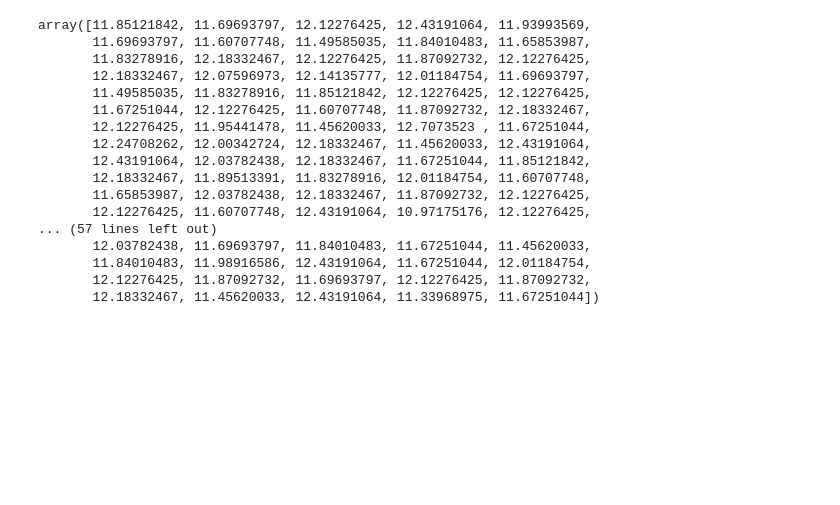
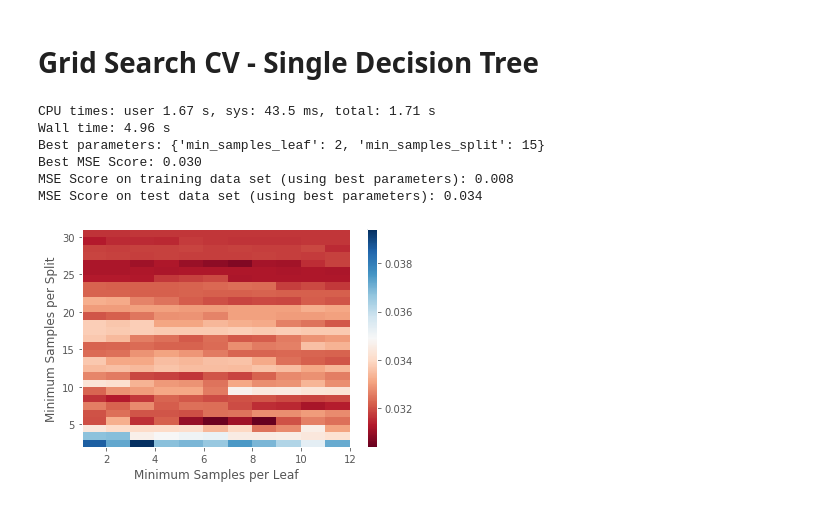
Before and after one commit to AronBerke/Kaggle_Housing_Project, a Jupyter notebook: Austin/FeatureSelection_Forests.ipynb, the cells around one changed output. Cells and saved outputs as stored; diff of their text form; code cells hidden in the pictures; blank space fills up the shorter version.

```diff
--- a/Austin/FeatureSelection_Forests.ipynb
+++ b/Austin/FeatureSelection_Forests.ipynb
@@ -128,29 +126,40 @@ plt.xticks(rotation=90,size=20);
-# %%
-# Executing the tree regressor model
-param_grid = {'max_depth': np.arange(3, 10)}
-
-tree = GridSearchCV(regressor, param_grid, scoring='r2', cv=5,return_train_score=True)
-
-tree.fit(x_train, y_train)
-tree_preds = tree.predict(x_test)
-tree_performance = metrics.mean_squared_error(y_test, tree_preds)
-# %%
-tree.feature_importances_
-# %% [output]
-array([11.85121842, 11.69693797, 12.12276425, 12.43191064, 11.93993569,
-       11.69693797, 11.60707748, 11.49585035, 11.84010483, 11.65853987,
-       11.83278916, 12.18332467, 12.12276425, 11.87092732, 12.12276425,
-       12.18332467, 12.07596973, 12.14135777, 12.01184754, 11.69693797,
-       11.49585035, 11.83278916, 11.85121842, 12.12276425, 12.12276425,
-       11.67251044, 12.12276425, 11.60707748, 11.87092732, 12.18332467,
-       12.12276425, 11.95441478, 11.45620033, 12.7073523 , 11.67251044,
-       12.24708262, 12.00342724, 12.18332467, 11.45620033, 12.43191064,
-       12.43191064, 12.03782438, 12.18332467, 11.67251044, 11.85121842,
-       12.18332467, 11.89513391, 11.83278916, 12.01184754, 11.60707748,
-       11.65853987, 12.03782438, 12.18332467, 11.87092732, 12.12276425,
-       12.12276425, 11.60707748, 12.43191064, 10.97175176, 12.12276425,
-... (57 lines left out)
-       12.03782438, 11.69693797, 11.84010483, 11.67251044, 11.45620033,
-       11.84010483, 11.98916586, 12.43191064, 11.67251044, 12.01184754,
-       12.12276425, 11.87092732, 11.69693797, 12.12276425, 11.87092732,
-       12.18332467, 11.45620033, 12.43191064, 11.33968975, 11.67251044])
+# %% [markdown]
+# Grid Search CV - Single Decision Tree
+# %%
+# min_samples_leaf = minimum number of observations at each node
+# min_samples_split = minimum number of observations to qualify for a split at a node
+grid_para_tree = [{
+    "min_samples_leaf": range(1, 13),
+    "min_samples_split": np.linspace(start=2, stop=31, num=30, dtype=int)
+}]
+# criterion = mse, uses mean squared error to measure the quality of the split
+# splitter = best is greedy split
+# max_features = None, all features are considered at each split.
+regressor.set_params(criterion="mse",splitter="best")
+# scoring uses mse (mean squared error) as the metric for finding the best parameters
+# n_jobs = -1 means to run in parallel
+grid_search_tree = GridSearchCV(regressor, grid_para_tree, cv=5, scoring='neg_mean_squared_error', n_jobs=-1,refit=True)
+# timed fitting
+%time grid_search_tree.fit(x_train, y_train)
+# Print results
+print('Best parameters: {}'.format(grid_search_tree.best_params_))
+print('Best MSE Score: {0:.3f}'.format(-grid_search_tree.best_score_)) # NOTE: it is negated! (Sklearn convention)
+print('MSE Score on training data set (using best parameters): {0:.3f}'.format(-grid_search_tree.score(x_train, y_train)))
+print('MSE Score on test data set (using best parameters): {0:.3f}'.format(-grid_search_tree.score(x_test, y_test)))
+# %% [output]
+CPU times: user 1.67 s, sys: 43.5 ms, total: 1.71 s
+Wall time: 4.96 s
+Best parameters: {'min_samples_leaf': 2, 'min_samples_split': 15}
+Best MSE Score: 0.030
+MSE Score on training data set (using best parameters): 0.008
+MSE Score on test data set (using best parameters): 0.034
+# %%
+xplot=list(grid_para_tree[0]['min_samples_leaf'])
+yplot=list(grid_para_tree[0]['min_samples_split'])
+zplot=-1*grid_search_tree.cv_results_['mean_test_score'].reshape(len(yplot),-1) # NOTE: it is negated! (Sklearn convention)
+plt.pcolor(xplot,yplot,zplot,cmap='RdBu')
+plt.colorbar();
+plt.xlabel('Minimum Samples per Leaf');
+plt.ylabel('Minimum Samples per Split');
+# %% [output]
+[figure, added]
```
Also changed, not shown: parts of 33 cells of this notebook, 23 other files.
